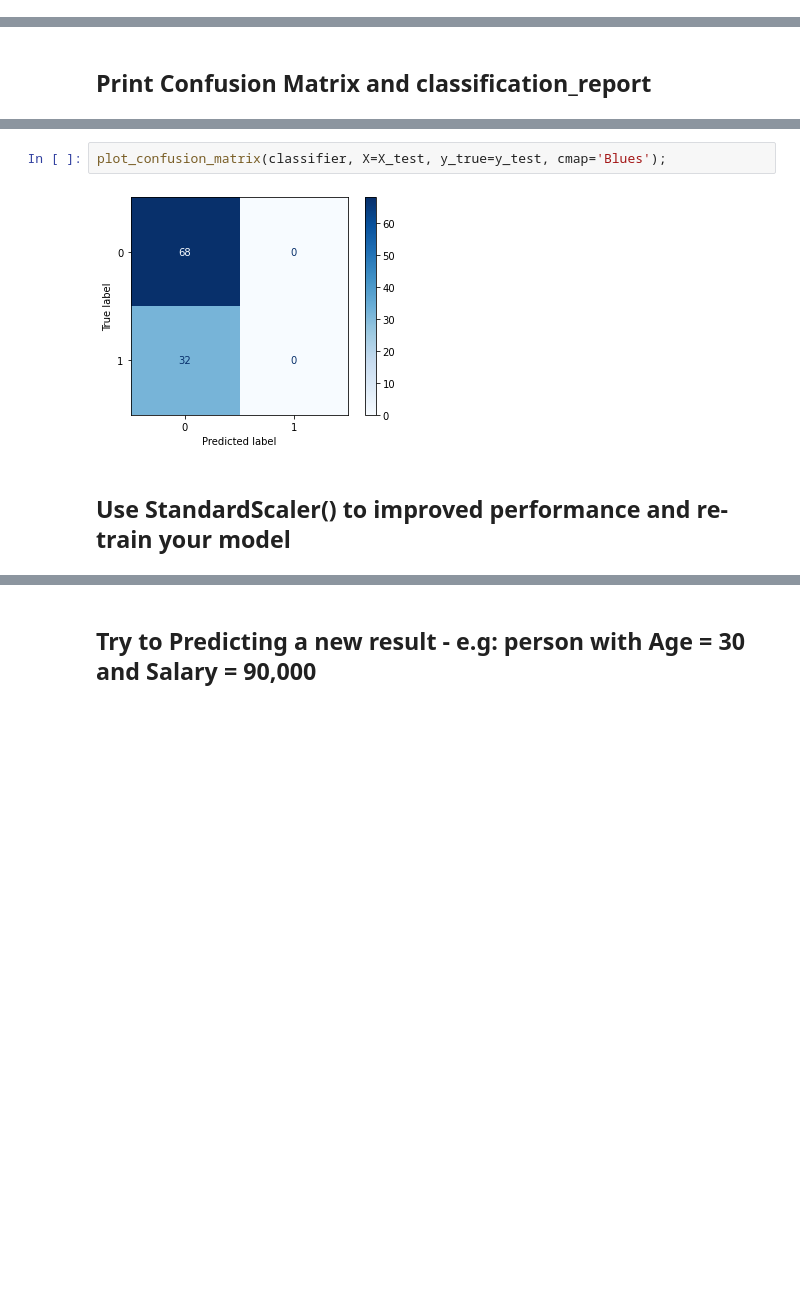
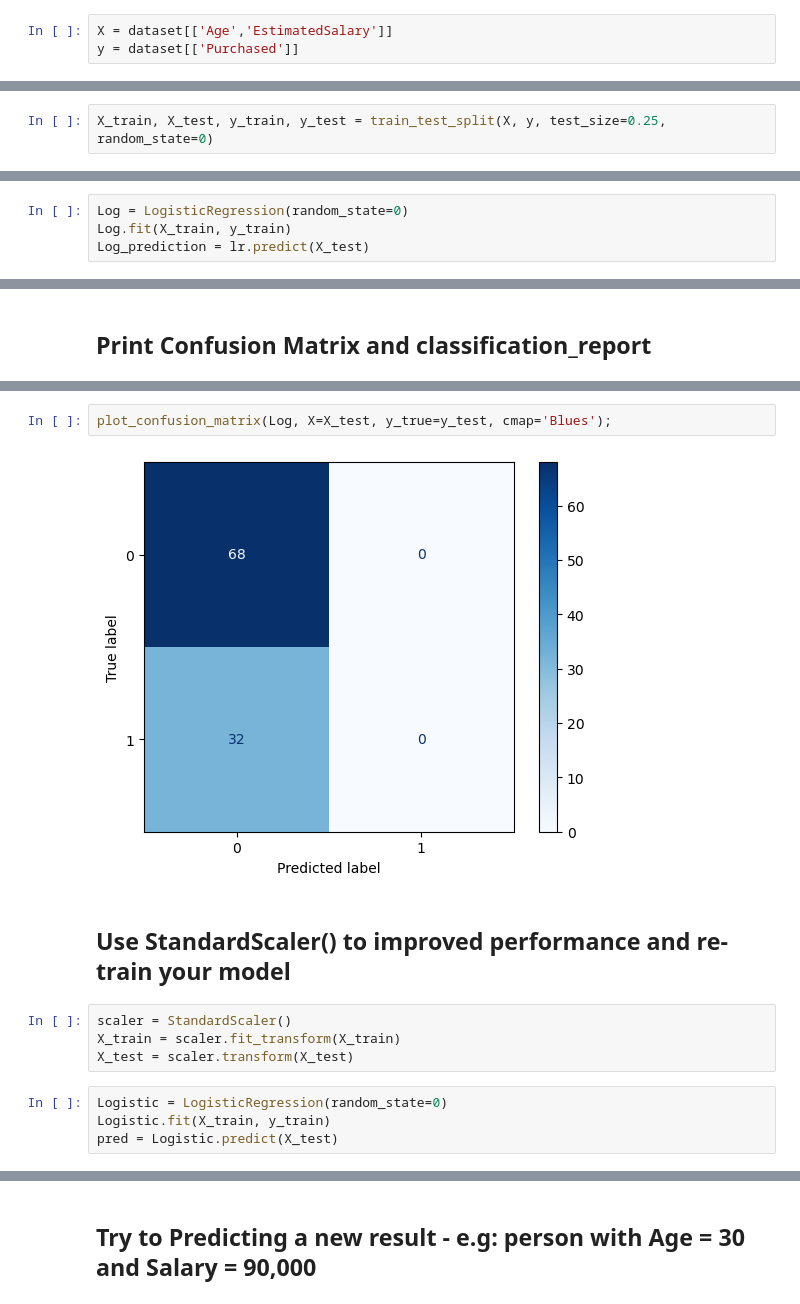
Before and after one commit to Tuwaiq-Data-Science-Bootcamp-V3/Logistic-Regression-Lab1, a Jupyter notebook: LogisticRegression_Assignment.ipynb, the cells around one changed output, grey strips where cells are left out. Drawn from its saved outputs; the diff is of its cells as text; blank space fills up the shorter version.

```diff
--- a/LogisticRegression_Assignment.ipynb
+++ b/LogisticRegression_Assignment.ipynb
@@ -45,3 +47,6 @@ dtypes: int64(4), object(1)
 memory usage: 15.8+ KB
 # %% [markdown]
 ## Define X by selecting only the age and EstimatedSalary, and y with purchased column
+# %%
+X = dataset[['Age','EstimatedSalary']]
+y = dataset[['Purchased']]
@@ -65,7 +104,13 @@ Name: Purchased, dtype: int64
 # First: Logistic Regression model
 # %% [markdown]
 ## Split the dataset into Training set and Test set with test_size = 0.25 and random_state = 0
+# %%
+X_train, X_test, y_train, y_test = train_test_split(X, y, test_size=0.25, random_state=0)
 # %% [markdown]
 ## Train the model with random_state = 0
+# %%
+Log = LogisticRegression(random_state=0)
+Log.fit(X_train, y_train)
+Log_prediction = lr.predict(X_test)
 # %% [markdown]
 ## Print the prediction results
@@ -116,7 +157,15 @@ weighted avg       0.46      0.68      0.55       100
 # %%
-plot_confusion_matrix(classifier, X=X_test, y_true=y_test, cmap='Blues');
+plot_confusion_matrix(Log, X=X_test, y_true=y_test, cmap='Blues');
 # %% [output]
-[figure, old version]
+[figure, new version]
 # %% [markdown]
 ## Use StandardScaler() to improved performance and re-train your model
+# %%
+scaler = StandardScaler()
+X_train = scaler.fit_transform(X_train)
+X_test = scaler.transform(X_test)
+# %%
+Logistic = LogisticRegression(random_state=0)
+Logistic.fit(X_train, y_train)
+pred = Logistic.predict(X_test)
 # %%
```
Also changed, not shown: parts of 21 cells of this notebook.
